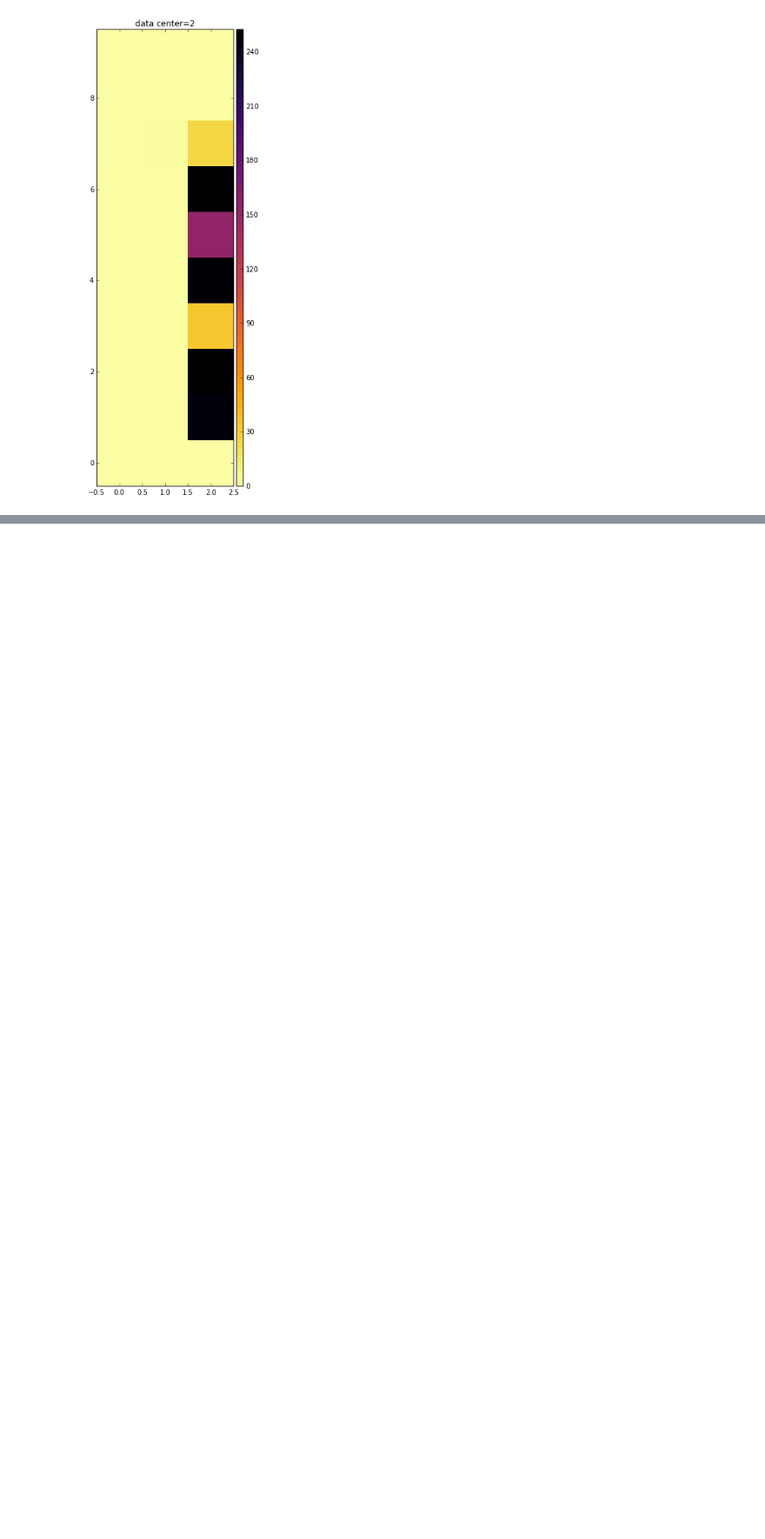
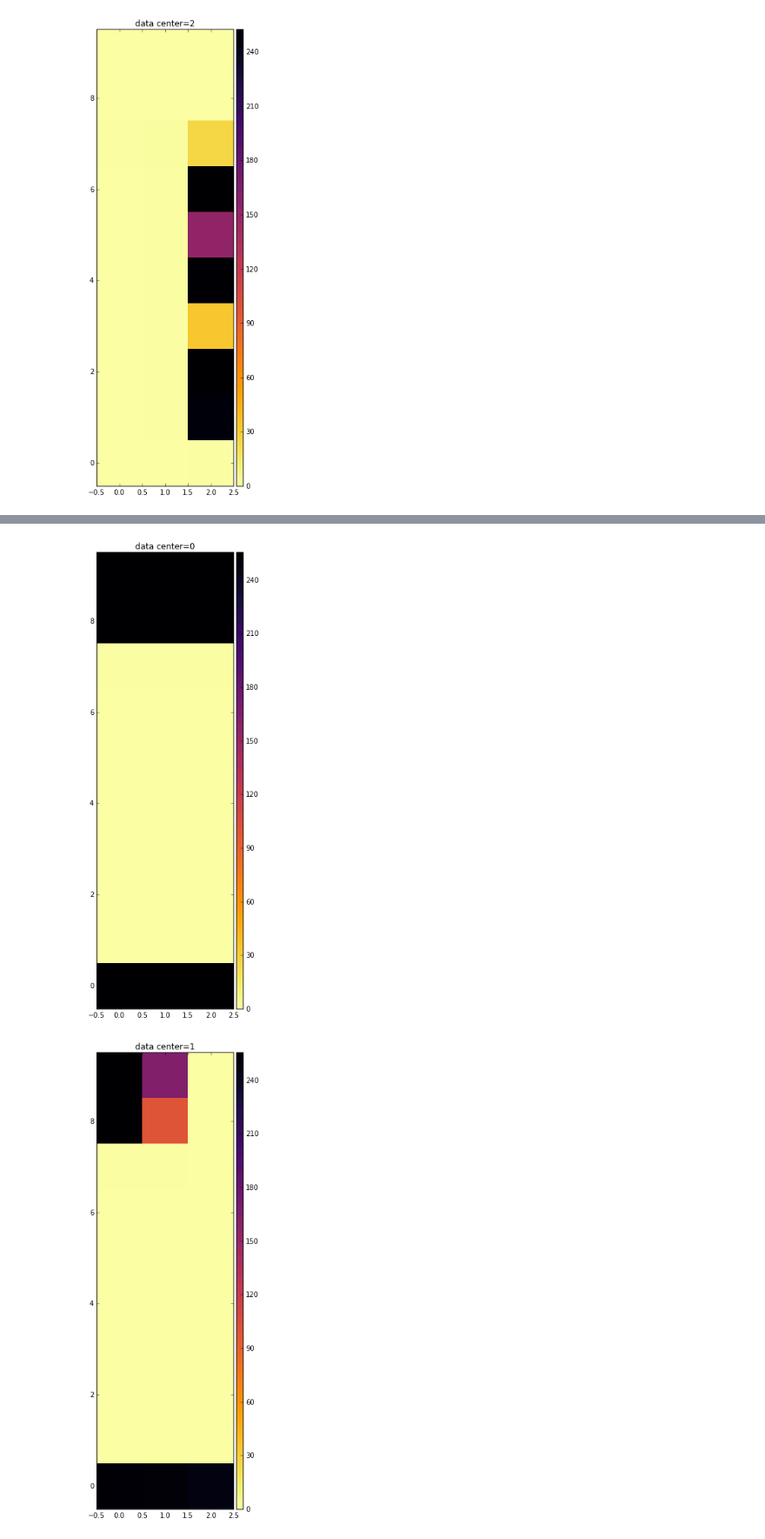
Before and after one commit to h-mayorquin/time_series_basic, a Jupyter notebook: presentations/2016-03-01(Visualizing Data Clusters Nexa Wall Street Columns).ipynb, the cells around one changed output, grey strips where cells are left out. Shown at 87% size. Saved outputs shown, nothing was run; the diff lists cells and outputs as text; code cells hidden in the pictures; blank space fills up the shorter version.

```diff
--- a/presentations/2016-03-01(Visualizing Data Clusters Nexa Wall Street Columns).ipynb
+++ b/presentations/2016-03-01(Visualizing Data Clusters Nexa Wall Street Columns).ipynb
@@ -57,0 +69,8 @@ for data_center in range(Ntime_clusters):
+# %%
+cluster = 2
+for data_center in range(Ntime_clusters):
+    fig = visualize_data_cluster_text_to_image_columns(nexa, f, run_name,
+                                                       cluster, data_center, colorbar=True)
+# %% [output]
+[figure, added]
+[figure, added]
```
Also changed, not shown: parts of 21 cells of this notebook.
